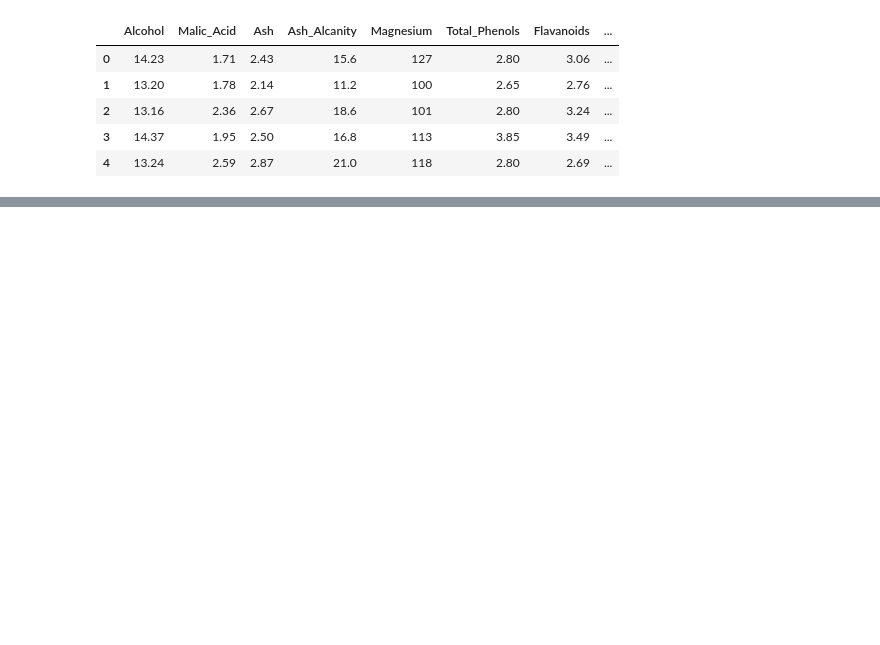
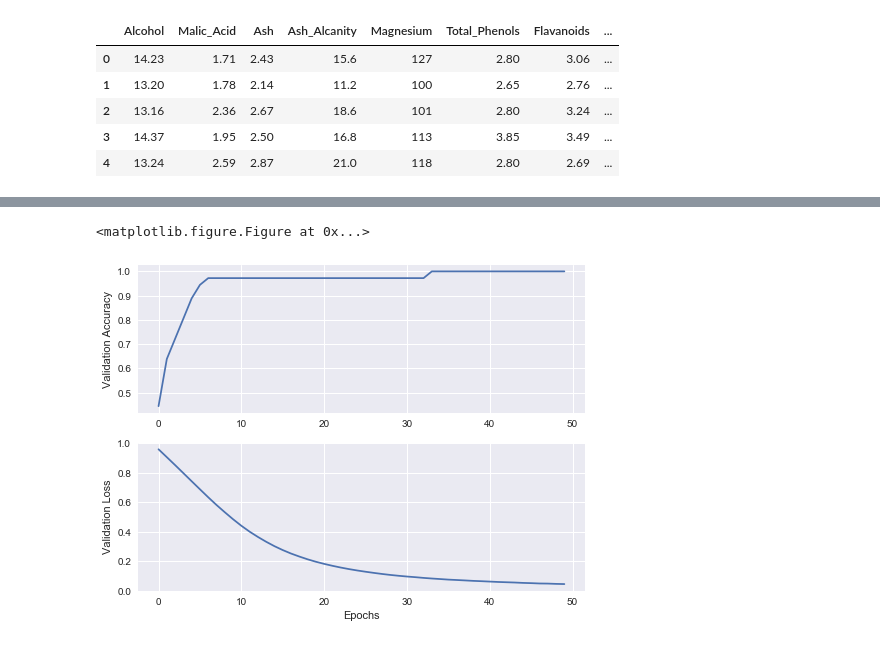
Before and after one commit to helensilva14/neural-network-wine-classification, a Jupyter notebook: keras-wine-classification.ipynb, the cells around one changed output, grey strips where cells are left out. Cells and saved outputs as stored; diff of their text form; code cells hidden in the pictures; blank space fills up the shorter version.

```diff
--- a/keras-wine-classification.ipynb
+++ b/keras-wine-classification.ipynb
@@ -46,0 +83,4 @@ wine.describe().transpose()
+# %%
+n_features, n_classes = X.shape[1], y.shape[1]
+
+n_features, n_classes
@@ -46,0 +89,12 @@ wine.describe().transpose()
+# %%
+X_train, X_test, Y_train, Y_test = train_test_split(X, y, test_size=0.2, random_state=1)
+# %%
+cb = TensorBoard()
+
+model = Sequential()
+model.add(Dense(8, input_dim=n_features, activation='sigmoid'))
+model.add(Dense(n_classes, activation='sigmoid'))
+
+model.compile(loss='categorical_crossentropy',
+              optimizer='adam',
+              metrics=['accuracy'])
@@ -46,0 +194,21 @@ wine.describe().transpose()
+# %%
+history = [history_callback, model]
+
+fig, (plt1, plt2) = plt.subplots(2, figsize=(8, 6))
+val_acc = history[0].history['val_acc']
+val_loss = history[0].history['val_loss']
+
+plt1.plot(val_acc)
+plt1.set_ylabel('Validation Accuracy')
+plt1.legend()
+
+plt2.plot(val_loss)
+plt2.set_ylabel('Validation Loss')
+plt2.set_xlabel('Epochs')
+
+plt2.legend()
+
+plt.show()
+# %% [output]
+<matplotlib.figure.Figure at 0x...>
+[figure, added]
```
Also changed, not shown: parts of 18 cells of this notebook.
